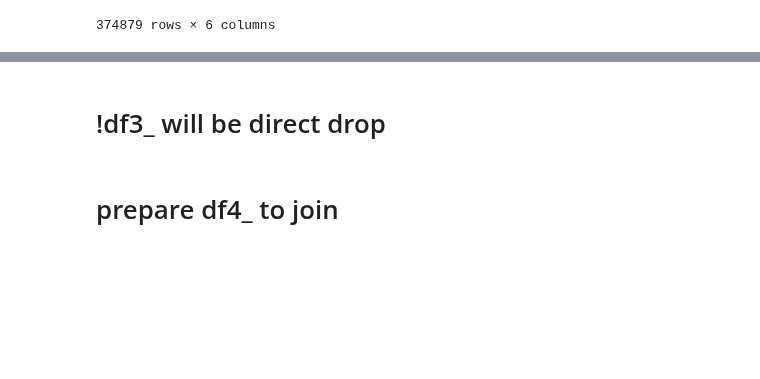
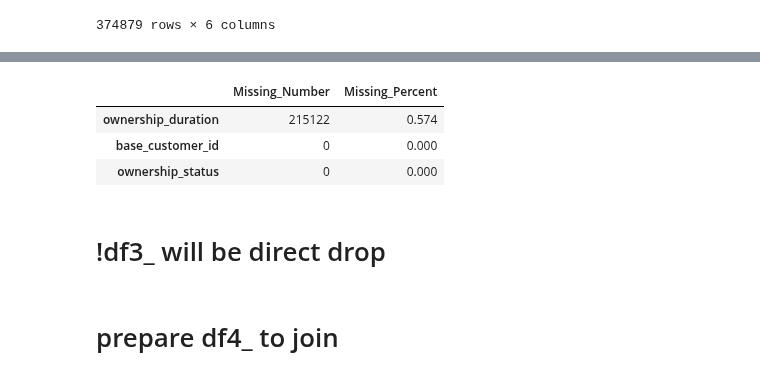
Before and after one commit to KdrDrn/04_PROJECTS, a Jupyter notebook: 16_Doğuş_Datathon_Otomotiv/Dogus_Customer_Segmentation_v02.ipynb, the cells around one changed output, grey strips where cells are left out. Saved outputs shown, nothing was run; the diff lists cells and outputs as text; code cells hidden in the pictures; blank space fills up the shorter version.

```diff
--- a/16_Doğuş_Datathon_Otomotiv/Dogus_Customer_Segmentation_v02.ipynb
+++ b/16_Doğuş_Datathon_Otomotiv/Dogus_Customer_Segmentation_v02.ipynb
@@ -1080,3 +1234,10 @@ df2_
+# %%
+missing(df2_)
+# %% [output]
+|  | Missing_Number | Missing_Percent |
+| ownership_duration | 215122 | 0.574 |
+| base_customer_id | 0 | 0.000 |
+| ownership_status | 0 | 0.000 |
 # %% [markdown]
 # !df3_ will be direct drop
 # %% [markdown]
```
Also changed, not shown: parts of 28 cells of this notebook.
